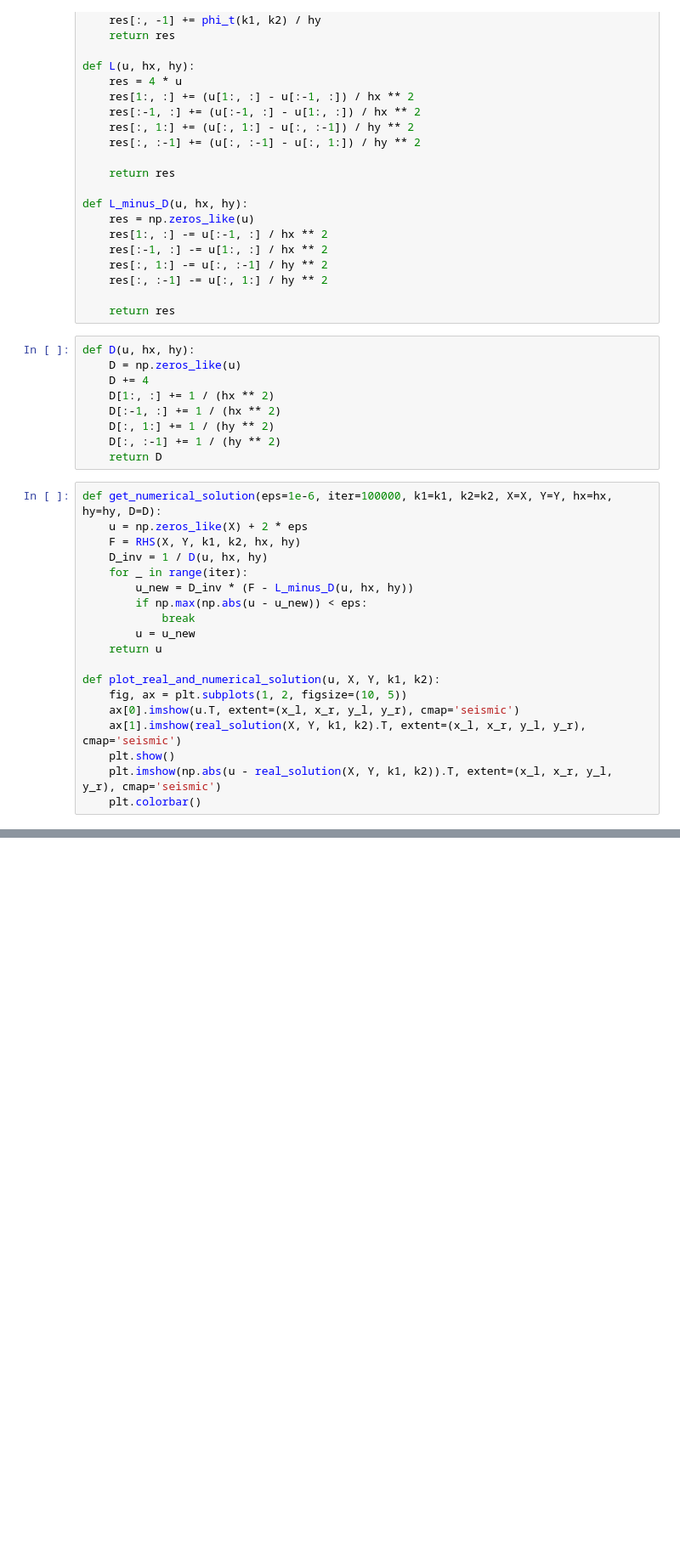
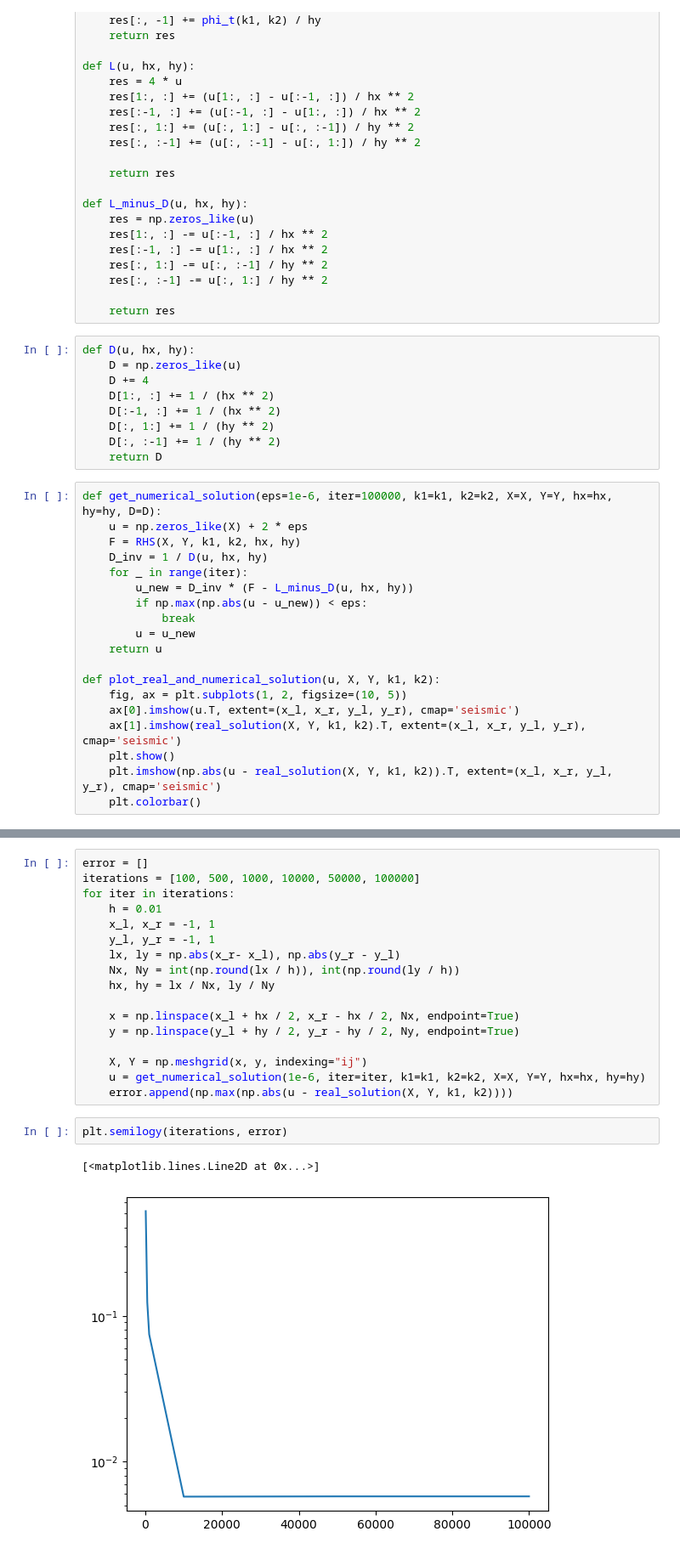
Before and after one commit to JustARandomness/NumericalMethods7Sem, a Jupyter notebook: Lab3.ipynb, the cells around one changed output, grey strips where cells are left out. Shown: that part at 85% size. Cells and saved outputs as stored; diff of their text form; blank space fills up the shorter version.

```diff
--- a/Lab3.ipynb
+++ b/Lab3.ipynb
@@ -95,0 +96,22 @@ plot_real_and_numerical_solution(u, X, Y, k1, k2)
+# %%
+error = []
+iterations = [100, 500, 1000, 10000, 50000, 100000]
+for iter in iterations:
+    h = 0.01
+    x_l, x_r = -1, 1
+    y_l, y_r = -1, 1
+    lx, ly = np.abs(x_r- x_l), np.abs(y_r - y_l)
+    Nx, Ny = int(np.round(lx / h)), int(np.round(ly / h))
+    hx, hy = lx / Nx, ly / Ny
+
+    x = np.linspace(x_l + hx / 2, x_r - hx / 2, Nx, endpoint=True)
+    y = np.linspace(y_l + hy / 2, y_r - hy / 2, Ny, endpoint=True)
+
+    X, Y = np.meshgrid(x, y, indexing="ij")
+    u = get_numerical_solution(1e-6, iter=iter, k1=k1, k2=k2, X=X, Y=Y, hx=hx, hy=hy)
+    error.append(np.max(np.abs(u - real_solution(X, Y, k1, k2))))
+# %%
+plt.semilogy(iterations, error)
+# %% [output]
+[<matplotlib.lines.Line2D at 0x...>]
+[figure, added]
```
Also changed, not shown: parts of 1 cell of this notebook, 3 other files.
